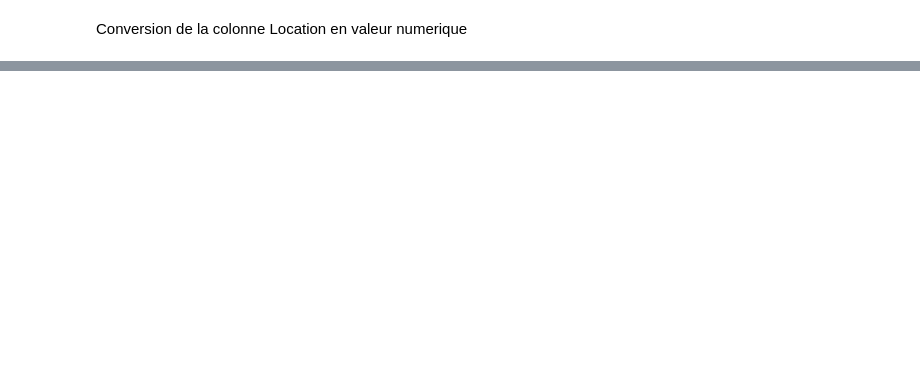
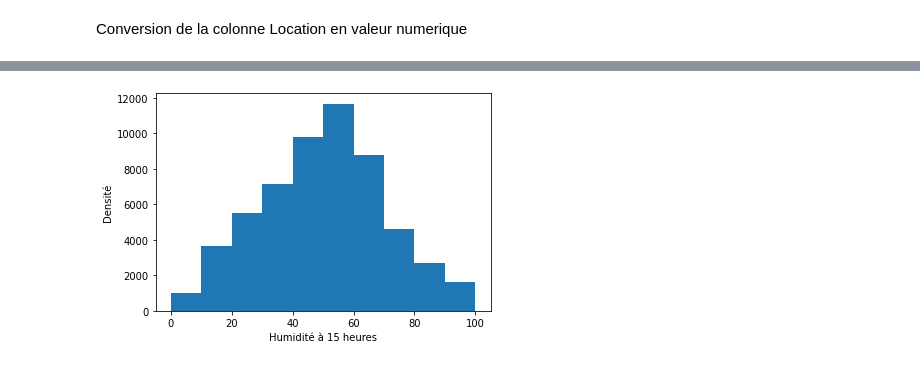
Before and after one commit to kevintsi/pythonIOT, a Jupyter notebook: ML/Rain_Australia_Mini_Project.ipynb, the cells around one changed output, grey strips where cells are left out. Saved outputs shown, nothing was run; the diff lists cells and outputs as text; code cells hidden in the pictures; blank space fills up the shorter version.

```diff
--- a/ML/Rain_Australia_Mini_Project.ipynb
+++ b/ML/Rain_Australia_Mini_Project.ipynb
@@ -99,3 +221,10 @@ plt.show()
+# %%
+plt.hist(df.Humidity3pm)
+plt.xlabel("Humidité à 15 heures")
+plt.ylabel("Densité")
+plt.show()
+# %% [output]
+[figure, added]
 # %%
 std = np.std(df.Humidity3pm, ddof=1)
 mean = np.mean(df.Humidity3pm)
```
Also changed, not shown: parts of 35 cells of this notebook, 1 other file.
